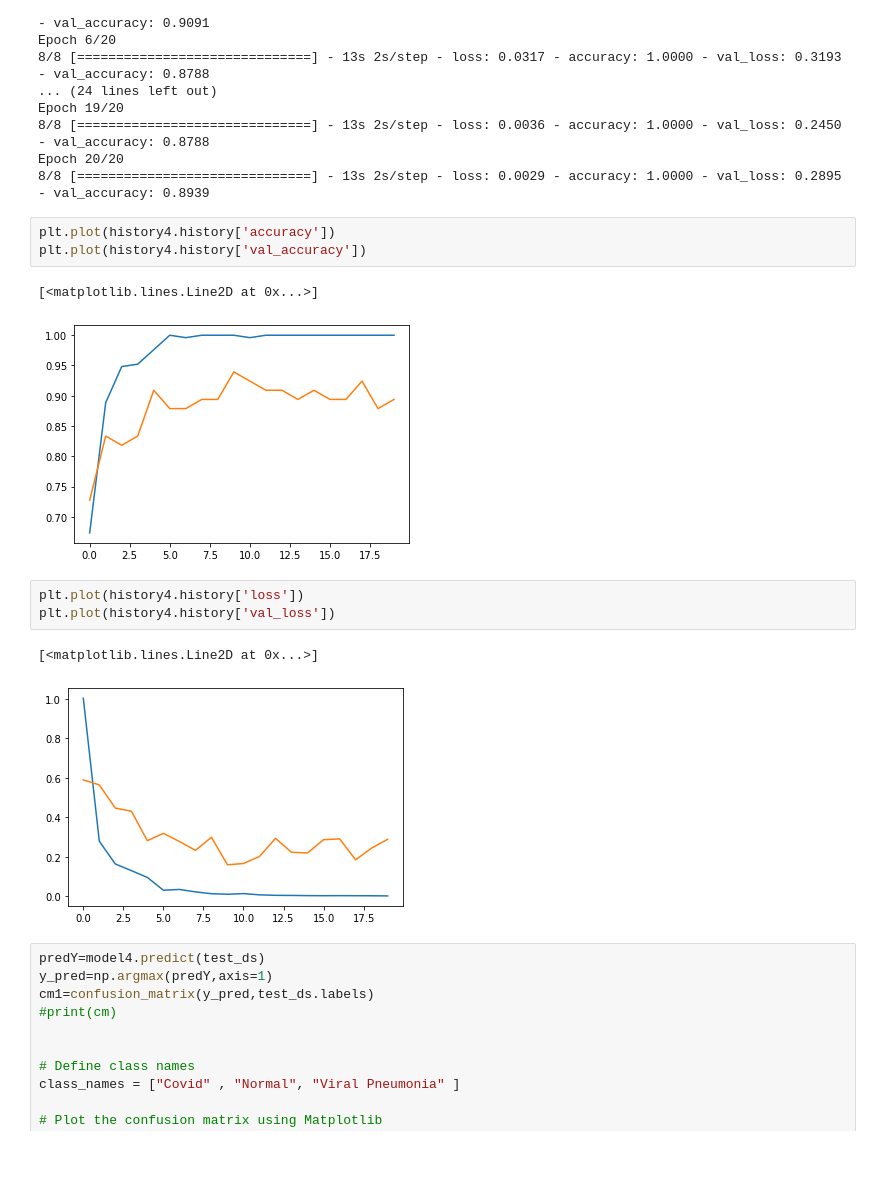
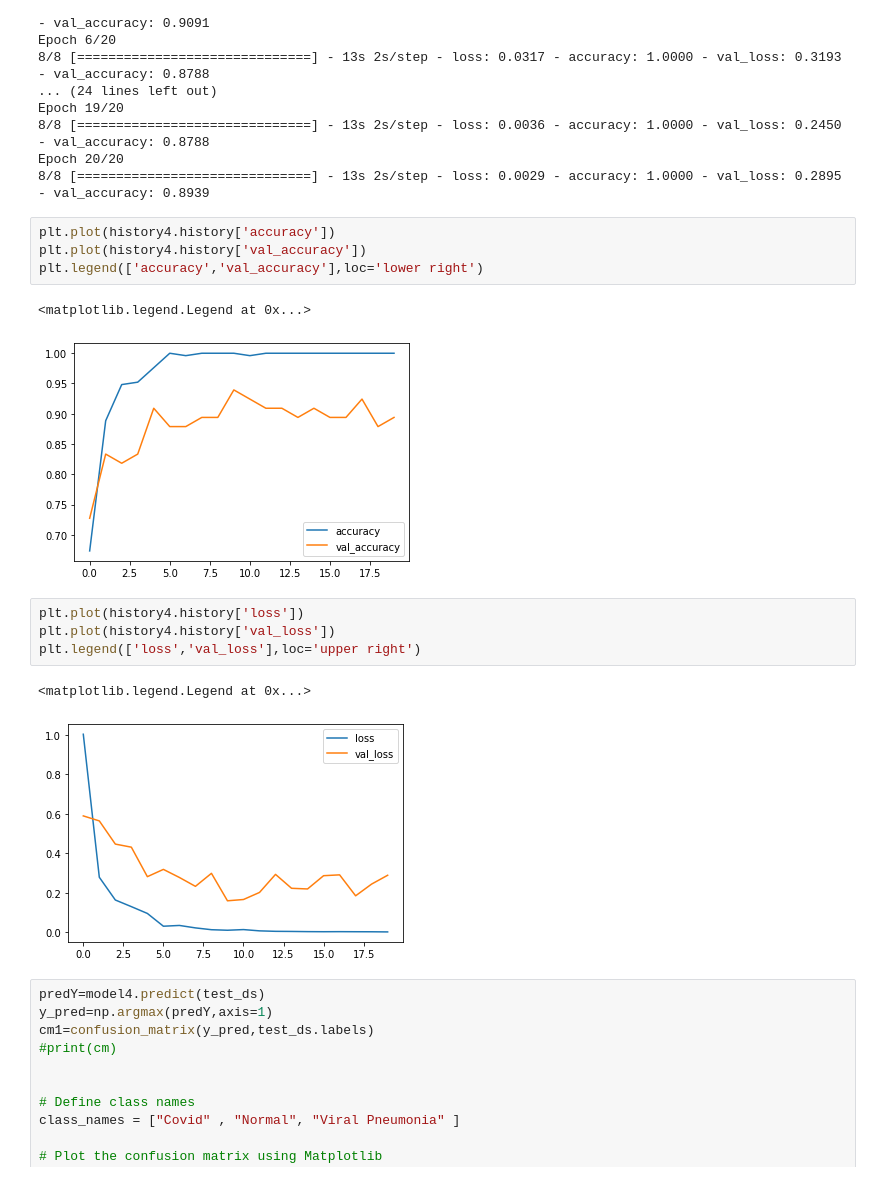
Before and after one commit to MMonirHossain/TransferLearningModel, a Jupyter notebook: CNN+DENSENET+VGG19.ipynb, the cells around one changed output. Saved outputs shown, nothing was run; the diff lists cells and outputs as text.

```diff
--- a/CNN+DENSENET+VGG19.ipynb
+++ b/CNN+DENSENET+VGG19.ipynb
@@ -342,15 +344,17 @@ Epoch 20/20
 # %%
 plt.plot(history4.history['accuracy'])
 plt.plot(history4.history['val_accuracy'])
+plt.legend(['accuracy','val_accuracy'],loc='lower right')
 # %% [output]
-[<matplotlib.lines.Line2D at 0x...>]
+<matplotlib.legend.Legend at 0x...>
-[figure, old version]
+[figure, new version]
 # %%
 plt.plot(history4.history['loss'])
 plt.plot(history4.history['val_loss'])
+plt.legend(['loss','val_loss'],loc='upper right')
 # %% [output]
-[<matplotlib.lines.Line2D at 0x...>]
+<matplotlib.legend.Legend at 0x...>
-[figure, old version]
+[figure, new version]
 # %%
 predY=model4.predict(test_ds)
 y_pred=np.argmax(predY,axis=1)
```
Also changed, not shown: parts of 4 cells of this notebook.
